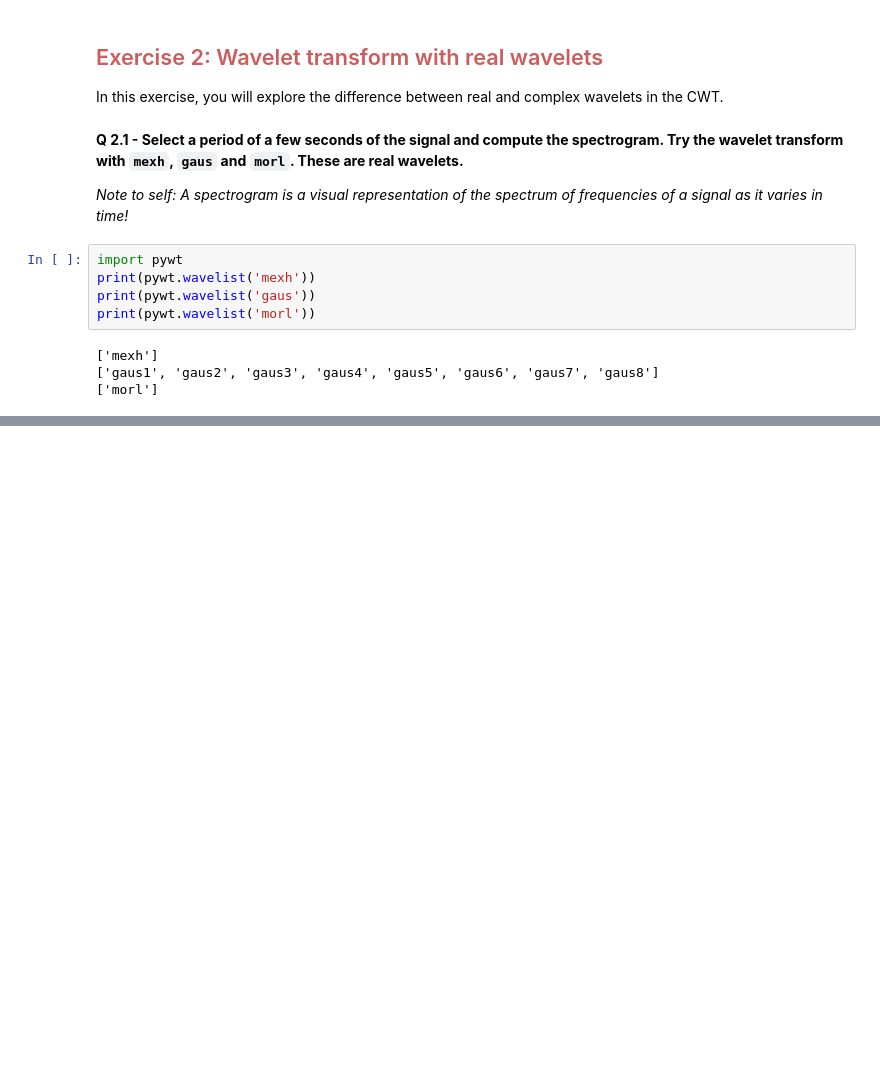
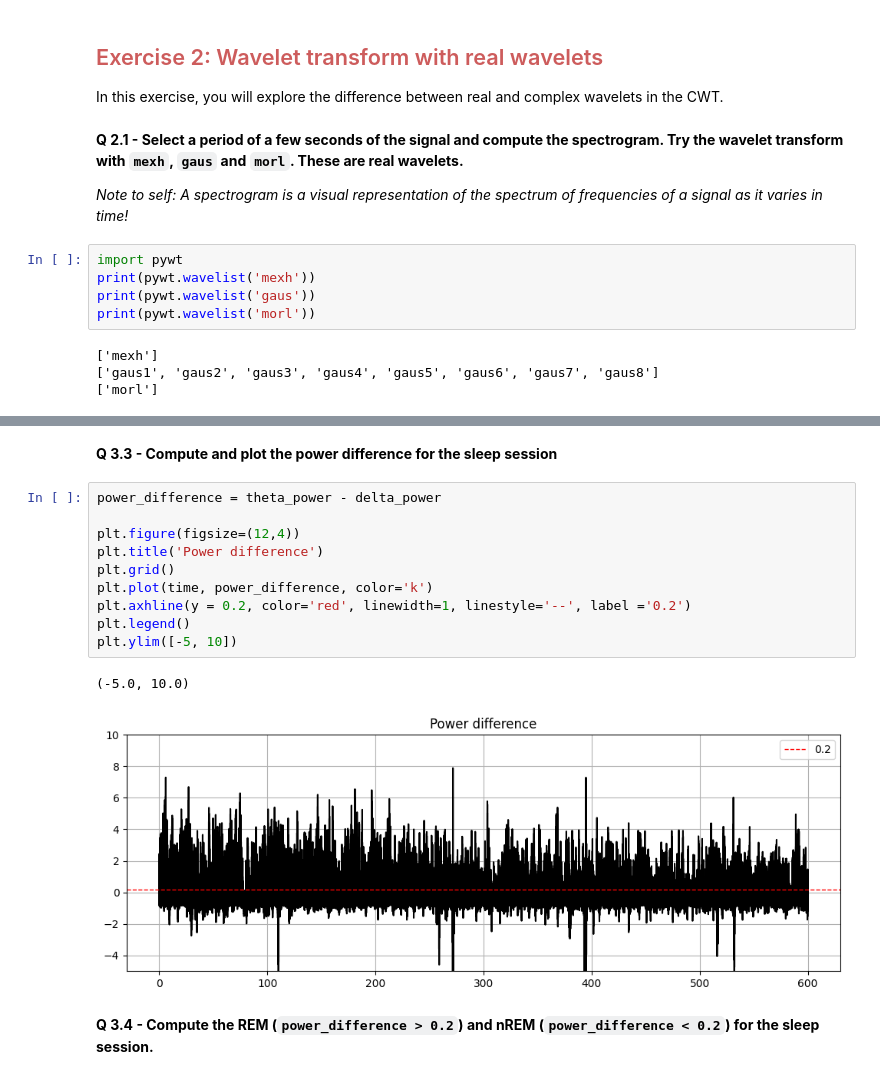
Before and after one commit to DanielaOS/NeuralAnalysis, a Jupyter notebook: neural-data-master/01-local_field_potential/LFP_exercises_mine.ipynb, the cells around one changed output, grey strips where cells are left out. Saved outputs shown, nothing was run; the diff lists cells and outputs as text; blank space fills up the shorter version.

```diff
--- a/neural-data-master/01-local_field_potential/LFP_exercises_mine.ipynb
+++ b/neural-data-master/01-local_field_potential/LFP_exercises_mine.ipynb
@@ -208,0 +233,17 @@ Text(0, 0.5, 'Power')
+# %% [markdown]
+**Q 3.3 - Compute and plot the power difference for the sleep session**
+# %%
+power_difference = theta_power - delta_power
+
+plt.figure(figsize=(12,4))
+plt.title('Power difference')
+plt.grid()
+plt.plot(time, power_difference, color='k')
+plt.axhline(y = 0.2, color='red', linewidth=1, linestyle='--', label ='0.2')
+plt.legend()
+plt.ylim([-5, 10])
+# %% [output]
+(-5.0, 10.0)
+[figure, added]
+# %% [markdown]
+**Q 3.4 - Compute the REM (`power_difference > 0.2`) and nREM (`power_difference < 0.2`) for the sleep session.**
```
Also changed, not shown: parts of 15 cells of this notebook, 1 other file.
